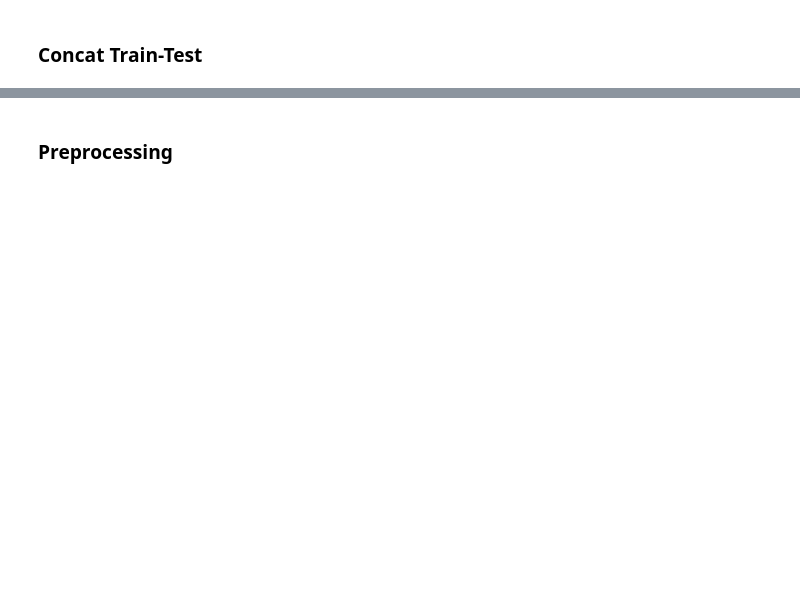
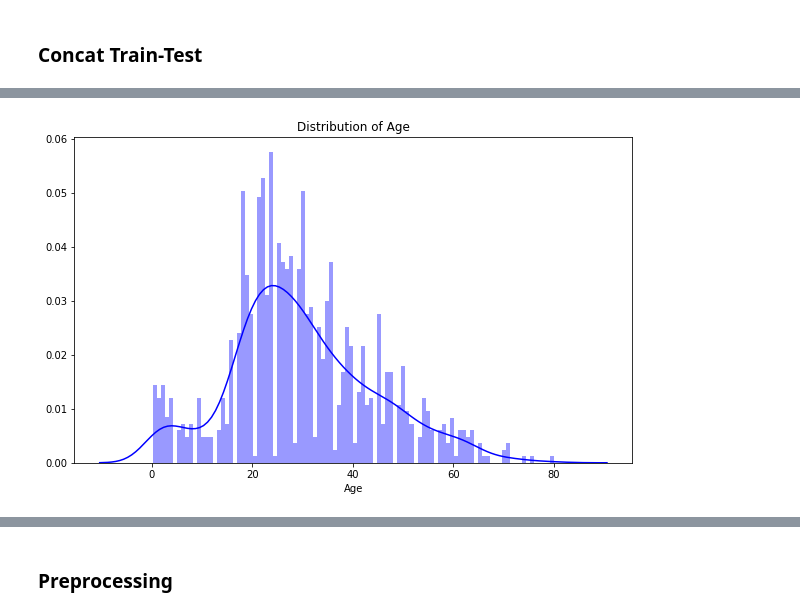
Before and after one commit to gregvidy/flask_ml_model_deployment, a Jupyter notebook: data_exploration.ipynb, the cells around one changed output, grey strips where cells are left out. Saved outputs shown, nothing was run; the diff lists cells and outputs as text; code cells hidden in the pictures; blank space fills up the shorter version.

```diff
--- a/data_exploration.ipynb
+++ b/data_exploration.ipynb
@@ -42,0 +70,4 @@ full_data.head()
+# %%
+plot_distribution(full_data, "Age", "blue")
+# %% [output]
+[figure, added]
```
Also changed, not shown: parts of 37 cells of this notebook.
